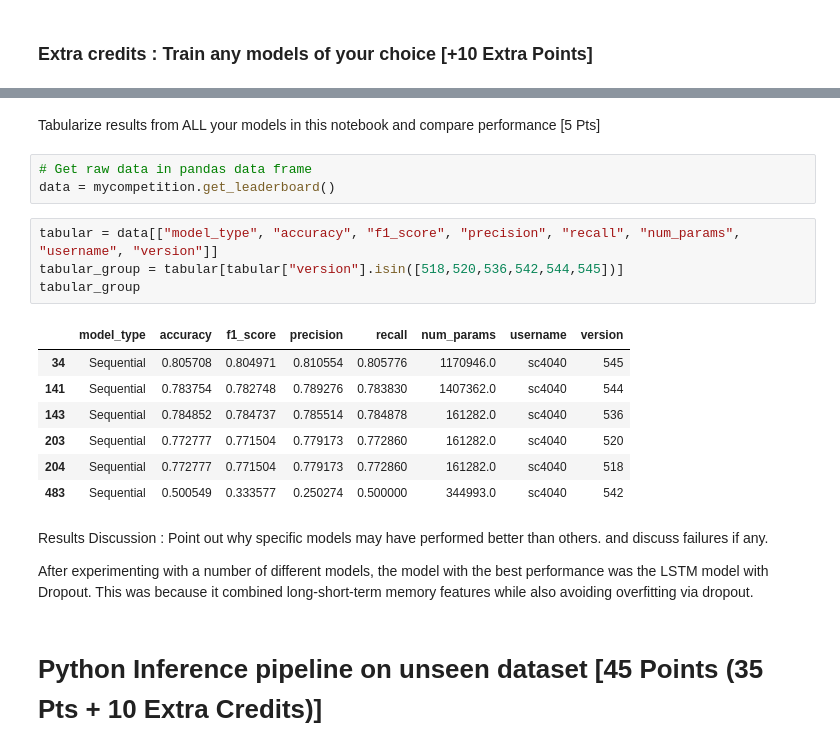
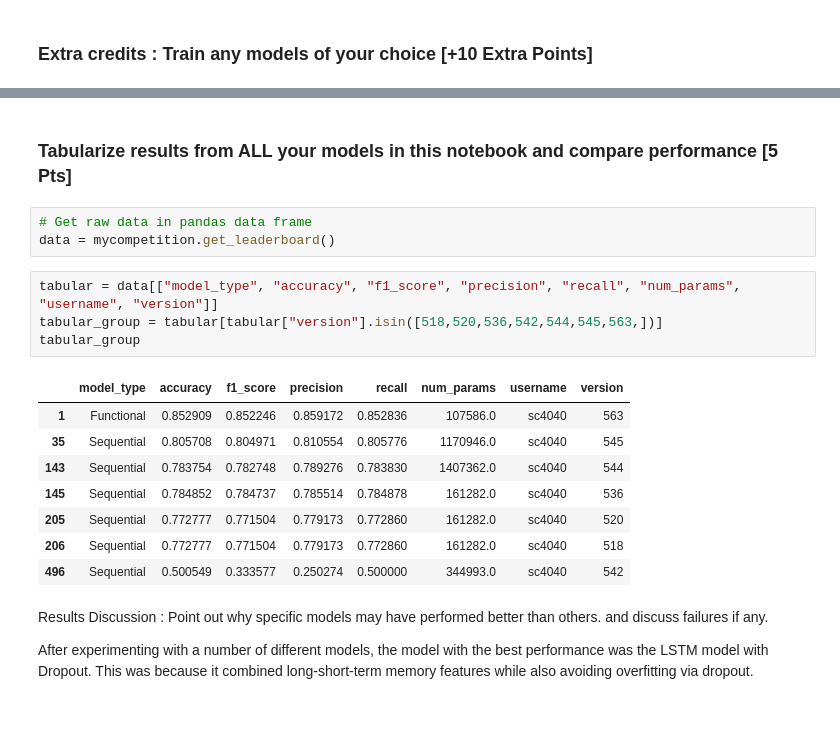
Before and after one commit to fsarshad/NLP, a Jupyter notebook: assignment3_Part2_1_sc4040_ajh2259_fsa2139.ipynb, the cells around one changed output, grey strips where cells are left out. Saved outputs shown, nothing was run; the diff lists cells and outputs as text; blank space fills up the shorter version.

```diff
--- a/assignment3_Part2_1_sc4040_ajh2259_fsa2139.ipynb
+++ b/assignment3_Part2_1_sc4040_ajh2259_fsa2139.ipynb
@@ -943,23 +974,22 @@ upload_preds_to_aimodelshare(
 # %% [markdown]
-Tabularize results from ALL your models in this notebook and compare performance [5 Pts]
+### Tabularize results from ALL your models in this notebook and compare performance [5 Pts]
 # %%
 # Get raw data in pandas data frame
 data = mycompetition.get_leaderboard()
 # %%
 tabular = data[["model_type", "accuracy", "f1_score", "precision", "recall", "num_params", "username", "version"]]
-tabular_group = tabular[tabular["version"].isin([518,520,536,542,544,545])]
+tabular_group = tabular[tabular["version"].isin([518,520,536,542,544,545,563,])]
 tabular_group
 # %% [output]
 |  | model_type | accuracy | f1_score | precision | recall | num_params | username | version |
-| 34 | Sequential | 0.805708 | 0.804971 | 0.810554 | 0.805776 | 1170946.0 | sc4040 | 545 |
-| 141 | Sequential | 0.783754 | 0.782748 | 0.789276 | 0.783830 | 1407362.0 | sc4040 | 544 |
-| 143 | Sequential | 0.784852 | 0.784737 | 0.785514 | 0.784878 | 161282.0 | sc4040 | 536 |
-| 203 | Sequential | 0.772777 | 0.771504 | 0.779173 | 0.772860 | 161282.0 | sc4040 | 520 |
-| 204 | Sequential | 0.772777 | 0.771504 | 0.779173 | 0.772860 | 161282.0 | sc4040 | 518 |
-| 483 | Sequential | 0.500549 | 0.333577 | 0.250274 | 0.500000 | 344993.0 | sc4040 | 542 |
+| 1 | Functional | 0.852909 | 0.852246 | 0.859172 | 0.852836 | 107586.0 | sc4040 | 563 |
+| 35 | Sequential | 0.805708 | 0.804971 | 0.810554 | 0.805776 | 1170946.0 | sc4040 | 545 |
+| 143 | Sequential | 0.783754 | 0.782748 | 0.789276 | 0.783830 | 1407362.0 | sc4040 | 544 |
+| 145 | Sequential | 0.784852 | 0.784737 | 0.785514 | 0.784878 | 161282.0 | sc4040 | 536 |
+| 205 | Sequential | 0.772777 | 0.771504 | 0.779173 | 0.772860 | 161282.0 | sc4040 | 520 |
+| 206 | Sequential | 0.772777 | 0.771504 | 0.779173 | 0.772860 | 161282.0 | sc4040 | 518 |
+| 496 | Sequential | 0.500549 | 0.333577 | 0.250274 | 0.500000 | 344993.0 | sc4040 | 542 |
 # %% [markdown]
 Results Discussion : Point out why specific models may have performed better than others. and discuss failures if any.
 
 After experimenting with a number of different models, the model with the best performance was the LSTM model with Dropout. This was because it combined long-short-term memory features while also avoiding overfitting via dropout.
-# %% [markdown]
-# Python Inference pipeline on unseen dataset [45 Points (35 Pts + 10 Extra Credits)]
```
Also changed, not shown: parts of 40 cells of this notebook.
